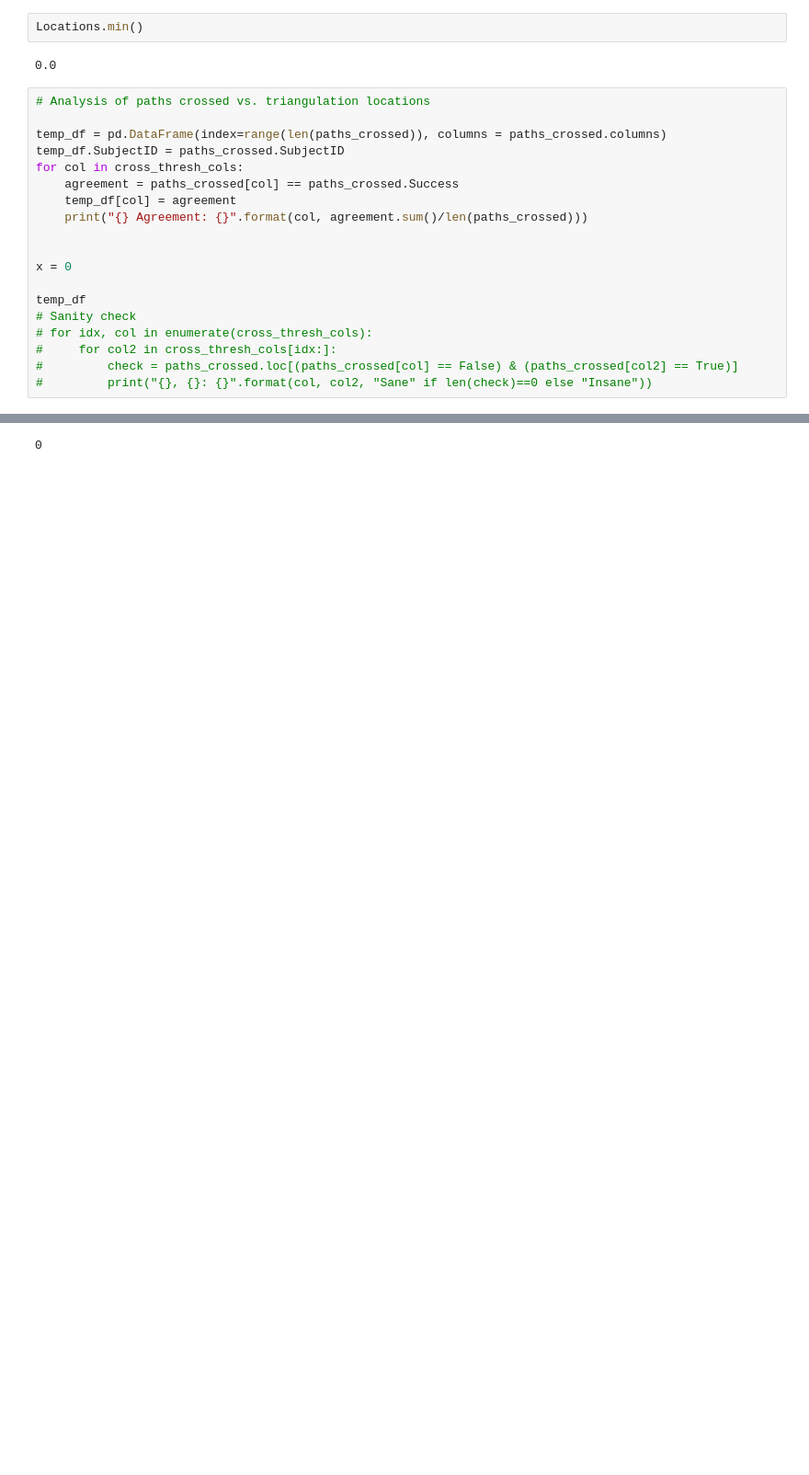
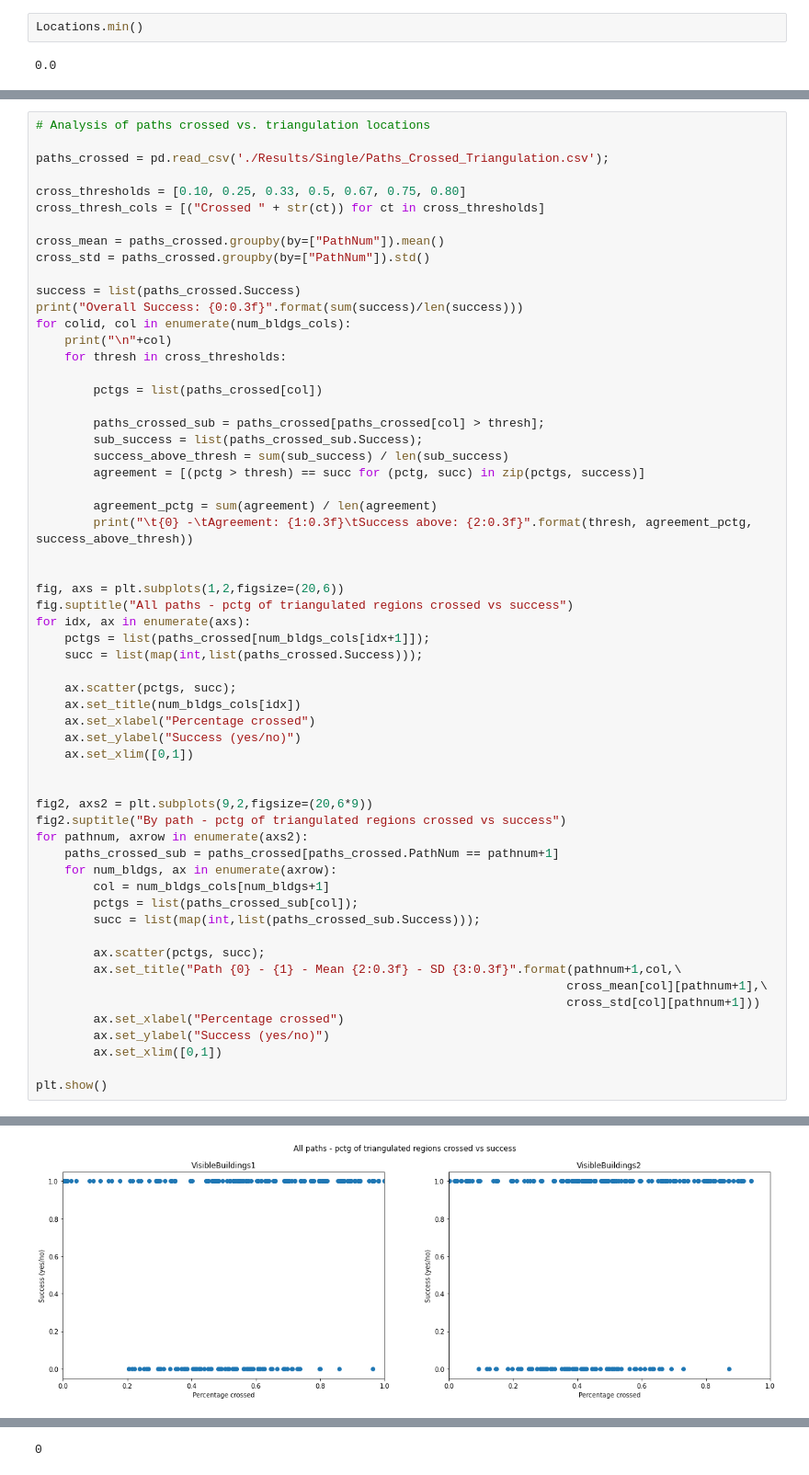
Before and after one commit to lucasessmann/GTA_ET, a Jupyter notebook: PathfindingGraphs.ipynb, the cells around one changed output, grey strips where cells are left out. Shown at 92% size. Cells and saved outputs as stored; diff of their text form; blank space fills up the shorter version.

```diff
--- a/PathfindingGraphs.ipynb
+++ b/PathfindingGraphs.ipynb
@@ -1579,22 +1582,3 @@ triang = plt.imshow(np.ceil(Locations.max())-Locations)
 Locations.min()
 # %% [output]
 0.0
-# %%
-# Analysis of paths crossed vs. triangulation locations
-
-temp_df = pd.DataFrame(index=range(len(paths_crossed)), columns = paths_crossed.columns)
-temp_df.SubjectID = paths_crossed.SubjectID
-for col in cross_thresh_cols:
-    agreement = paths_crossed[col] == paths_crossed.Success
-    temp_df[col] = agreement
-    print("{} Agreement: {}".format(col, agreement.sum()/len(paths_crossed)))
-
-
-x = 0
-
-temp_df
-# Sanity check
-# for idx, col in enumerate(cross_thresh_cols):
-#     for col2 in cross_thresh_cols[idx:]:
-#         check = paths_crossed.loc[(paths_crossed[col] == False) & (paths_crossed[col2] == True)]
-#         print("{}, {}: {}".format(col, col2, "Sane" if len(check)==0 else "Insane"))
@@ -1620,0 +1599,60 @@ Crossed 0.75 Agreement: 0.5213675213675214
+# %%
+# Analysis of paths crossed vs. triangulation locations
+
+paths_crossed = pd.read_csv('./Results/Single/Paths_Crossed_Triangulation.csv');
+
+cross_thresholds = [0.10, 0.25, 0.33, 0.5, 0.67, 0.75, 0.80]
+cross_thresh_cols = [("Crossed " + str(ct)) for ct in cross_thresholds]
+
+cross_mean = paths_crossed.groupby(by=["PathNum"]).mean()
+cross_std = paths_crossed.groupby(by=["PathNum"]).std()
+
+success = list(paths_crossed.Success)
+print("Overall Success: {0:0.3f}".format(sum(success)/len(success)))
+for colid, col in enumerate(num_bldgs_cols):
+    print("\n"+col)
+    for thresh in cross_thresholds:
+
+        pctgs = list(paths_crossed[col])
+
+        paths_crossed_sub = paths_crossed[paths_crossed[col] > thresh];
+        sub_success = list(paths_crossed_sub.Success);
+        success_above_thresh = sum(sub_success) / len(sub_success)
+        agreement = [(pctg > thresh) == succ for (pctg, succ) in zip(pctgs, success)]
+
+        agreement_pctg = sum(agreement) / len(agreement)
+        print("\t{0} -\tAgreement: {1:0.3f}\tSuccess above: {2:0.3f}".format(thresh, agreement_pctg, success_above_thresh))
+
+
+fig, axs = plt.subplots(1,2,figsize=(20,6))
+fig.suptitle("All paths - pctg of triangulated regions crossed vs success")
+for idx, ax in enumerate(axs):
+    pctgs = list(paths_crossed[num_bldgs_cols[idx+1]]);
+    succ = list(map(int,list(paths_crossed.Success)));
+
+    ax.scatter(pctgs, succ);
+    ax.set_title(num_bldgs_cols[idx])
+    ax.set_xlabel("Percentage crossed")
+    ax.set_ylabel("Success (yes/no)")
+    ax.set_xlim([0,1])
+
+
+fig2, axs2 = plt.subplots(9,2,figsize=(20,6*9))
+fig2.suptitle("By path - pctg of triangulated regions crossed vs success")
+for pathnum, axrow in enumerate(axs2):
+    paths_crossed_sub = paths_crossed[paths_crossed.PathNum == pathnum+1]
+    for num_bldgs, ax in enumerate(axrow):
+        col = num_bldgs_cols[num_bldgs+1]
+        pctgs = list(paths_crossed_sub[col]);
+        succ = list(map(int,list(paths_crossed_sub.Success)));
+
+        ax.scatter(pctgs, succ);
+        ax.set_title("Path {0} - {1} - Mean {2:0.3f} - SD {3:0.3f}".format(pathnum+1,col,\
+                                                                          cross_mean[col][pathnum+1],\
+                                                                          cross_std[col][pathnum+1]))
+        ax.set_xlabel("Percentage crossed")
+        ax.set_ylabel("Success (yes/no)")
+        ax.set_xlim([0,1])
+
+plt.show()
+# %% [output]
@@ -1620,0 +1676 @@ Crossed 0.75 Agreement: 0.5213675213675214
+[figure, added]
```
Also changed, not shown: parts of 8 cells of this notebook.
